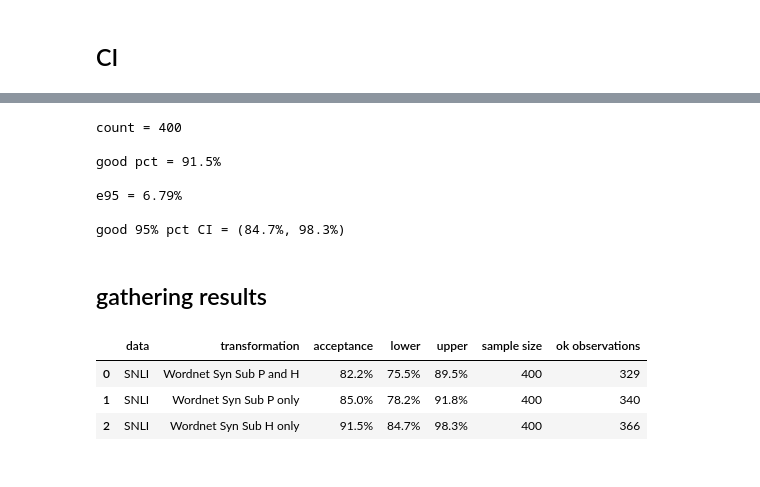
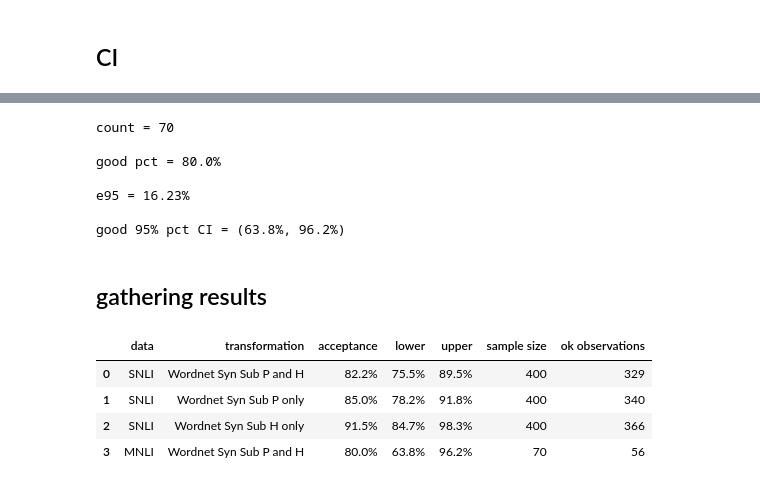
Before and after one commit to lukewanless/looking-for-equivalences, a Jupyter notebook: src/check_transformation.ipynb, the cells around one changed output, grey strips where cells are left out. Saved outputs shown, nothing was run; the diff lists cells and outputs as text; code cells hidden in the pictures.

Commit message:
update veto list for mnli

```diff
--- a/src/check_transformation.ipynb
+++ b/src/check_transformation.ipynb
@@ -104,11 +104,7 @@ good pct = 0.900
 # %%
-all_ns = [83, 35, 14, 34,
-          24, 35, 50, 13,
-          74, 31, 7]
+all_ns = [56, 14]
 
-all_good = [75, 31, 14, 31,
-            22, 32, 46, 11,
-            68, 30, 6]
+all_good = [44, 12]
 
 assert len(all_ns) == len(all_good)
 
@@ -124,30 +120,38 @@ print("good pct = {:.1%}\n".format(pct))
 print("e95 = {:.2%}\n".format(e95(n)))
 print("good 95% pct CI = ({:.1%}, {:.1%})\n".format(l,u))
 # %% [output]
-count = 400
+count = 70
 
-good pct = 91.5%
+good pct = 80.0%
 
-e95 = 6.79%
+e95 = 16.23%
 
-good 95% pct CI = (84.7%, 98.3%)
+good 95% pct CI = (63.8%, 96.2%)
 # %% [markdown]
 ## gathering results
 # %%
-dict_ = {"data": ["SNLI", "SNLI", "SNLI"],
-         "transformation": ["Wordnet Syn Sub P and H", "Wordnet Syn Sub P only", "Wordnet Syn Sub H only"],
-         "acceptance": ["82.2%", "85.0%", "91.5%"], # "{:.1%}".format(pct)],
-         "lower": ["75.5%", "78.2%", "84.7%"], # "{:.1%}".format(l)],
-         "upper":["89.5%", "91.8%", "98.3%"], #"{:.1%}".format(u)],
-         "sample size":[400, 400, 400], #n],
-         "ok observations":[329, 340, 366]} # g]}
+dict_ = {"data": ["SNLI", "SNLI", "SNLI",
+                  "MNLI"],
+         "transformation": ["Wordnet Syn Sub P and H",
+                            "Wordnet Syn Sub P only",
+                            "Wordnet Syn Sub H only",
+                            "Wordnet Syn Sub P and H"],
+         "acceptance": ["82.2%", "85.0%",
+                        "91.5%", "{:.1%}".format(pct)],
+         "lower": ["75.5%", "78.2%",
+                   "84.7%", "{:.1%}".format(l)],
+         "upper":["89.5%", "91.8%",
+                  "98.3%", "{:.1%}".format(u)],
+         "sample size":[400, 400, 400, n],
+         "ok observations":[329, 340, 366, g]}
 
 
 
 results = pd.DataFrame(dict_)
 results
 # %% [output]
 |  | data | transformation | acceptance | lower | upper | sample size | ok observations |
 | 0 | SNLI | Wordnet Syn Sub P and H | 82.2% | 75.5% | 89.5% | 400 | 329 |
 | 1 | SNLI | Wordnet Syn Sub P only | 85.0% | 78.2% | 91.8% | 400 | 340 |
 | 2 | SNLI | Wordnet Syn Sub H only | 91.5% | 84.7% | 98.3% | 400 | 366 |
+| 3 | MNLI | Wordnet Syn Sub P and H | 80.0% | 63.8% | 96.2% | 70 | 56 |
```
Also changed, not shown: parts of 3 cells of this notebook, 1 other file.
